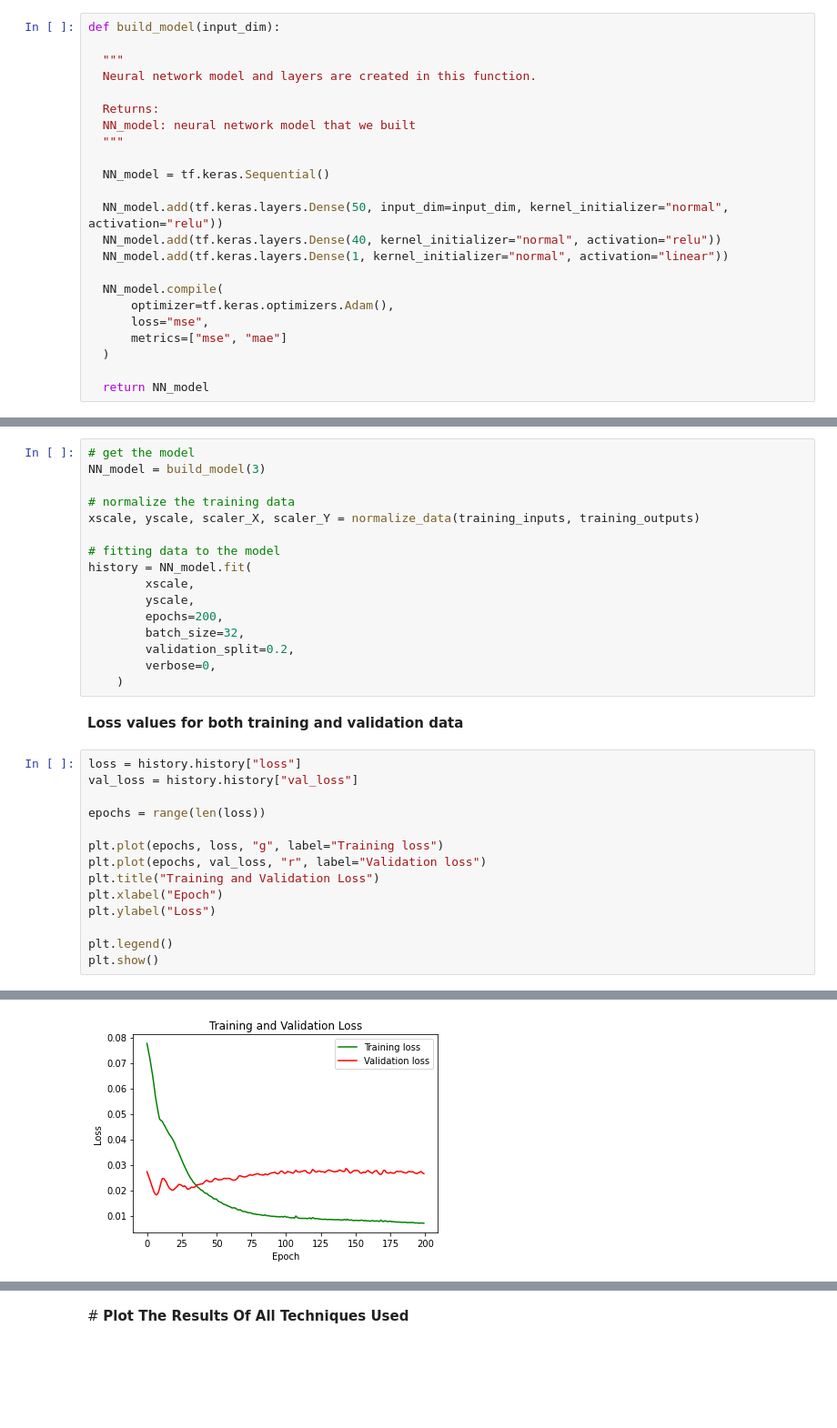
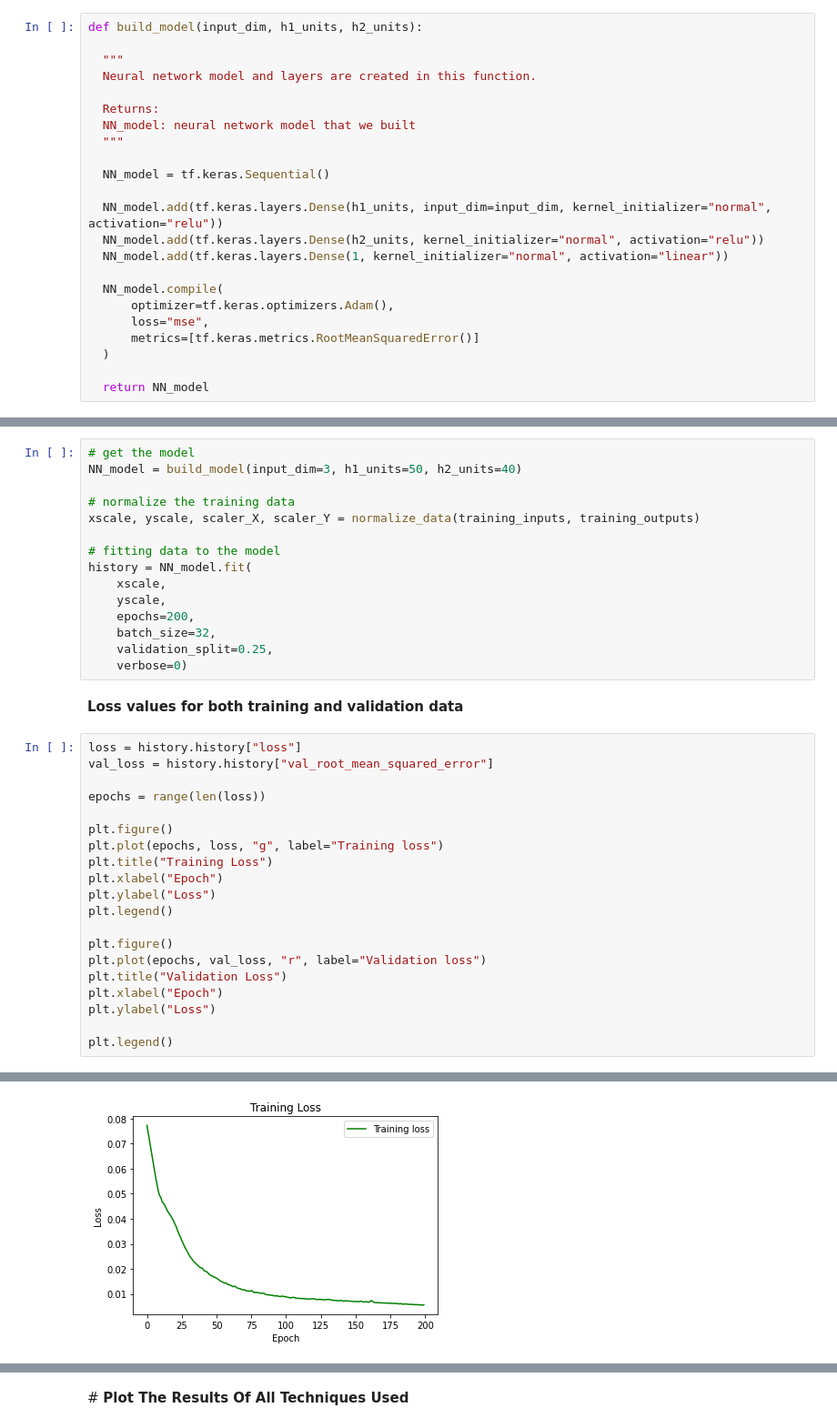
Before and after one commit to halilyaman/atlas-machine-learning, a Jupyter notebook: CE475_project.ipynb, the cells around one changed output, grey strips where cells are left out. Shown at 91% size. Cells and saved outputs as stored; diff of their text form; blank space fills up the shorter version.

Commit message:
optimizing the units in hidden layers

```diff
--- a/CE475_project.ipynb
+++ b/CE475_project.ipynb
@@ -642,5 +655,5 @@ plot_result(knn_preds, training_outputs)
 # %%
-def build_model(input_dim):
+def build_model(input_dim, h1_units, h2_units):
 
   """
   Neural network model and layers are created in this function.
@@ -651,14 +664,14 @@ def build_model(input_dim):
 
   NN_model = tf.keras.Sequential()
 
-  NN_model.add(tf.keras.layers.Dense(50, input_dim=input_dim, kernel_initializer="normal", activation="relu"))
-  NN_model.add(tf.keras.layers.Dense(40, kernel_initializer="normal", activation="relu"))
+  NN_model.add(tf.keras.layers.Dense(h1_units, input_dim=input_dim, kernel_initializer="normal", activation="relu"))
+  NN_model.add(tf.keras.layers.Dense(h2_units, kernel_initializer="normal", activation="relu"))
   NN_model.add(tf.keras.layers.Dense(1, kernel_initializer="normal", activation="linear"))
 
   NN_model.compile(
       optimizer=tf.keras.optimizers.Adam(),
       loss="mse",
-      metrics=["mse", "mae"]
+      metrics=[tf.keras.metrics.RootMeanSquaredError()]
   )
 
   return NN_model
@@ -665,33 +737,38 @@ def build_model(input_dim):
 # %%
 # get the model
-NN_model = build_model(3)
+NN_model = build_model(input_dim=3, h1_units=50, h2_units=40)
 
 # normalize the training data
 xscale, yscale, scaler_X, scaler_Y = normalize_data(training_inputs, training_outputs)
 
 # fitting data to the model
 history = NN_model.fit(
-        xscale,
-        yscale,
-        epochs=200,
-        batch_size=32,
-        validation_split=0.2,
-        verbose=0,
-    )
+    xscale,
+    yscale,
+    epochs=200,
+    batch_size=32,
+    validation_split=0.25,
+    verbose=0)
 # %% [markdown]
 **Loss values for both training and validation data**
 # %%
 loss = history.history["loss"]
-val_loss = history.history["val_loss"]
+val_loss = history.history["val_root_mean_squared_error"]
 
 epochs = range(len(loss))
 
+plt.figure()
 plt.plot(epochs, loss, "g", label="Training loss")
+plt.title("Training Loss")
+plt.xlabel("Epoch")
+plt.ylabel("Loss")
+plt.legend()
+
+plt.figure()
 plt.plot(epochs, val_loss, "r", label="Validation loss")
-plt.title("Training and Validation Loss")
+plt.title("Validation Loss")
 plt.xlabel("Epoch")
 plt.ylabel("Loss")
 
 plt.legend()
-plt.show()
 # %% [output]
@@ -698 +776 @@ plt.show()
-[figure, old version]
+[figure, new version]
```
Also changed, not shown: parts of 21 cells of this notebook.
